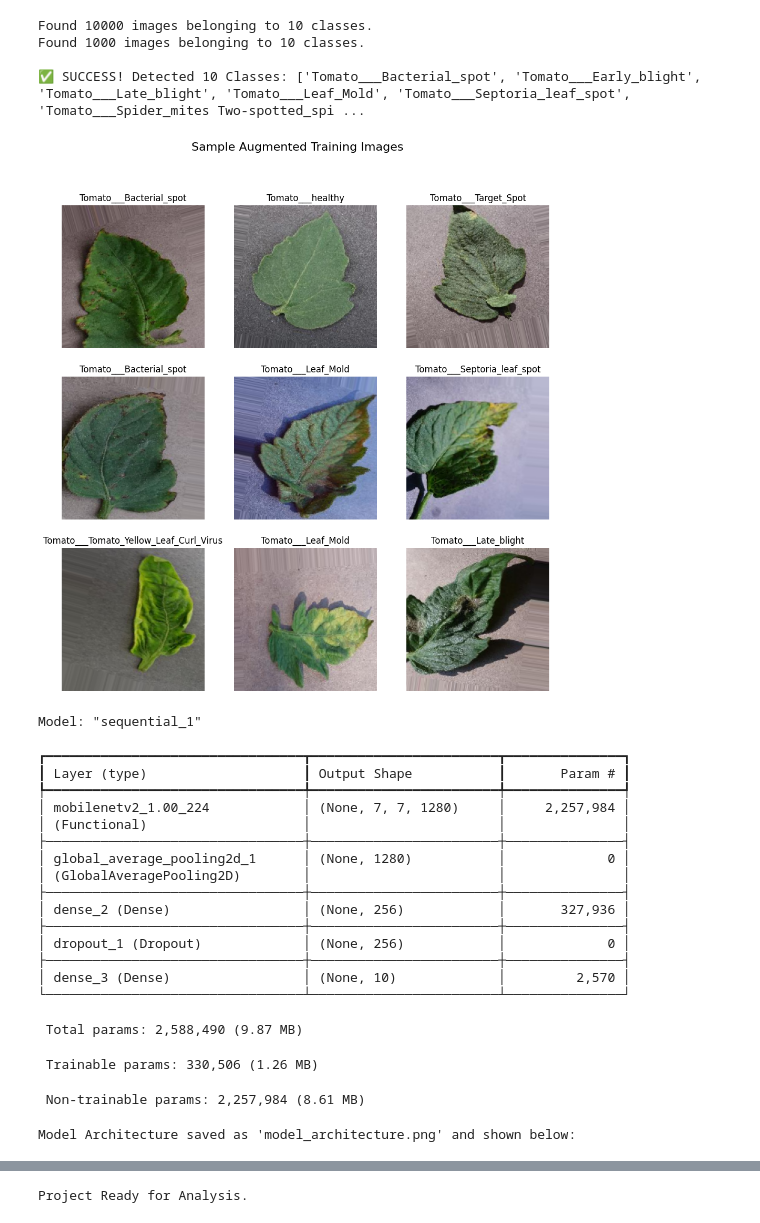
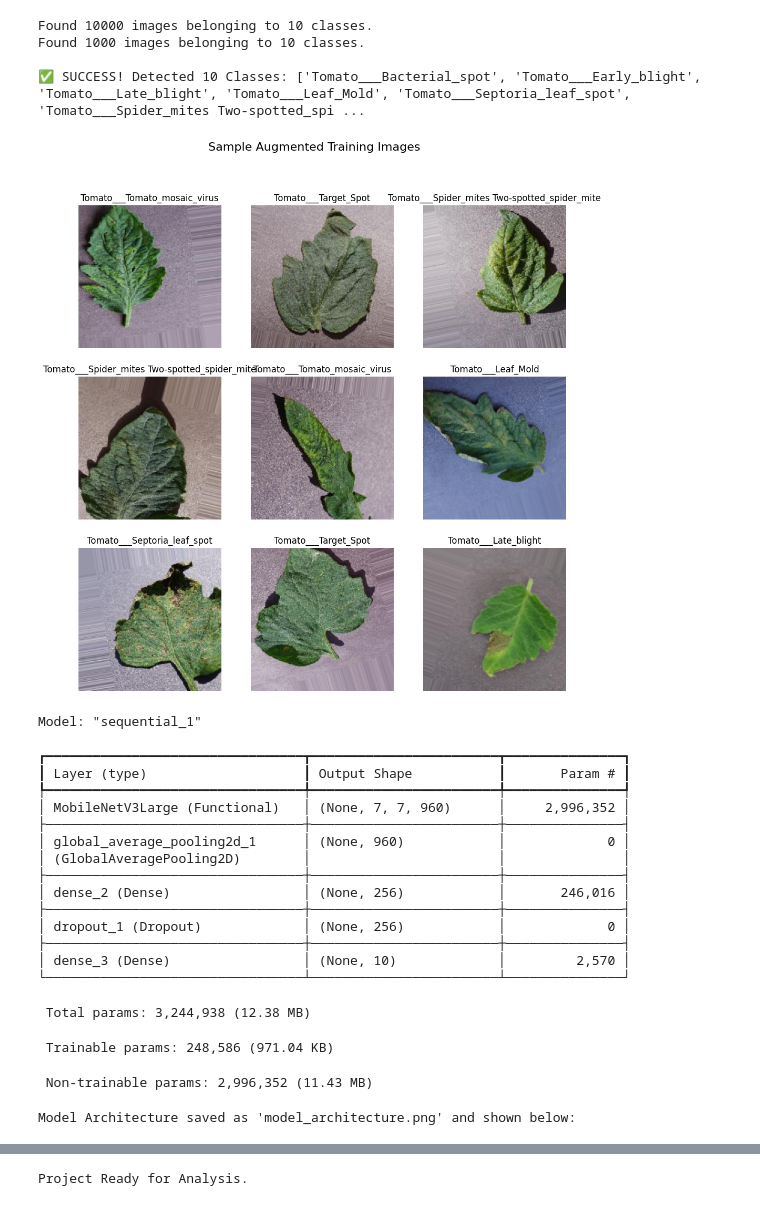
Before and after one commit to deepak-05dktopG/TomatoDiseaseDetectionSystem, a Jupyter notebook: Tomato_disease_detection_final.ipynb, the cells around one changed output, grey strips where cells are left out. Drawn from its saved outputs; the diff is of its cells as text; code cells hidden in the pictures.

```diff
--- a/Tomato_disease_detection_final.ipynb
+++ b/Tomato_disease_detection_final.ipynb
@@ -134,7 +129,7 @@ def show_samples(gen):
 show_samples(train_gen)
 
 # --- 3. BUILD MODEL & VISUALIZE ARCHITECTURE ---
-base_model = tf.keras.applications.MobileNetV2(input_shape=(224, 224, 3), include_top=False, weights='imagenet')
+base_model = tf.keras.applications.MobileNetV3Large(input_shape=(224, 224, 3), include_top=False, weights='imagenet')
 base_model.trainable = False
 
 model = models.Sequential([
@@ -159,7 +154,7 @@ display(Image('model_architecture.png'))
 # --- 4. TRAIN & PLOT PROGRESS ---
 print("\nStarting Training on T4 GPU...")
 # Note: Increased to at least 3 epochs to see a "graph" line
-history = model.fit(train_gen, validation_data=val_gen, epochs=2)
+history = model.fit(train_gen, validation_data=val_gen, epochs=)
 
 # PLOT ACCURACY & LOSS
 def plot_history(history):
@@ -170,52 +165,51 @@ def plot_history(history):
     epochs_range = range(len(acc))
 
     plt.figure(figsize=(12, 5))
 
     # Plot Accuracy
     plt.subplot(1, 2, 1)
     plt.plot(epochs_range, acc, label='Training Accuracy')
     plt.plot(epochs_range, val_acc, label='Validation Accuracy')
     plt.title('Training and Validation Accuracy')
     plt.legend(loc='lower right')
 
     # Plot Loss
     plt.subplot(1, 2, 2)
     plt.plot(epochs_range, loss, label='Training Loss')
     plt.plot(epochs_range, val_loss, label='Validation Loss')
     plt.title('Training and Validation Loss')
     plt.legend(loc='upper right')
     plt.show()
 
 plot_history(history)
 
 # --- 5. SETUP GEMINI ---
 import google.generativeai as genai
-genai.configure(api_key="AIzaSyBeTHvEmG1_ZuQfzq4DErdlknqfrKMG0QM")
+genai.configure(api_key="AIzaSyBo8ntxK9SRyvIrWQSHrmrPP4uVcX73uqk")
 llm_model = genai.GenerativeModel('gemini-2.5-flash')
 print("\nProject Ready for Analysis.")
 # %% [output]
 Found 10000 images belonging to 10 classes.
 Found 1000 images belonging to 10 classes.
 
 ✅ SUCCESS! Detected 10 Classes: ['Tomato___Bacterial_spot', 'Tomato___Early_blight', 'Tomato___Late_blight', 'Tomato___Leaf_Mold', 'Tomato___Septoria_leaf_spot', 'Tomato___Spider_mites Two-spotted_spi ...
-[figure, old version]
+[figure, new version]
 Model: "sequential_1"
 ┏━━━━━━━━━━━━━━━━━━━━━━━━━━━━━━━━━┳━━━━━━━━━━━━━━━━━━━━━━━━┳━━━━━━━━━━━━━━━┓
 ┃ Layer (type)                    ┃ Output Shape           ┃       Param # ┃
 ┡━━━━━━━━━━━━━━━━━━━━━━━━━━━━━━━━━╇━━━━━━━━━━━━━━━━━━━━━━━━╇━━━━━━━━━━━━━━━┩
-│ mobilenetv2_1.00_224            │ (None, 7, 7, 1280)     │     2,257,984 │
-│ (Functional)                    │                        │               │
+│ MobileNetV3Large (Functional)   │ (None, 7, 7, 960)      │     2,996,352 │
 ├─────────────────────────────────┼────────────────────────┼───────────────┤
-│ global_average_pooling2d_1      │ (None, 1280)           │             0 │
+│ global_average_pooling2d_1      │ (None, 960)            │             0 │
 │ (GlobalAveragePooling2D)        │                        │               │
 ├─────────────────────────────────┼────────────────────────┼───────────────┤
-│ dense_2 (Dense)                 │ (None, 256)            │       327,936 │
+│ dense_2 (Dense)                 │ (None, 256)            │       246,016 │
 ├─────────────────────────────────┼────────────────────────┼───────────────┤
 │ dropout_1 (Dropout)             │ (None, 256)            │             0 │
 ├─────────────────────────────────┼────────────────────────┼───────────────┤
 │ dense_3 (Dense)                 │ (None, 10)             │         2,570 │
 └─────────────────────────────────┴────────────────────────┴───────────────┘
- Total params: 2,588,490 (9.87 MB)
+ Total params: 3,244,938 (12.38 MB)
- Trainable params: 330,506 (1.26 MB)
+ Trainable params: 248,586 (971.04 KB)
- Non-trainable params: 2,257,984 (8.61 MB)
+ Non-trainable params: 2,996,352 (11.43 MB)
 Model Architecture saved as 'model_architecture.png' and shown below:
```
Also changed, not shown: parts of 5 cells of this notebook.
